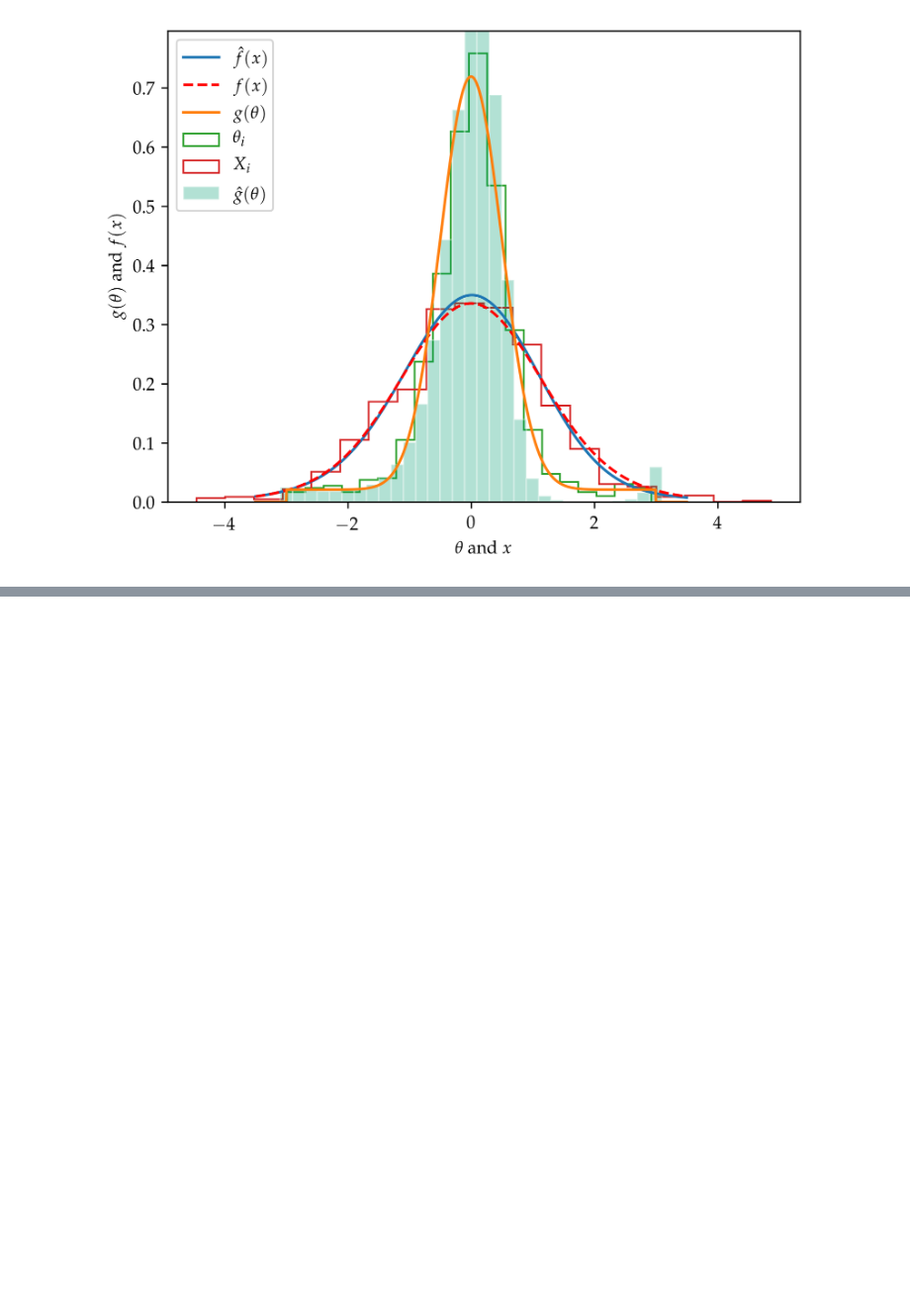
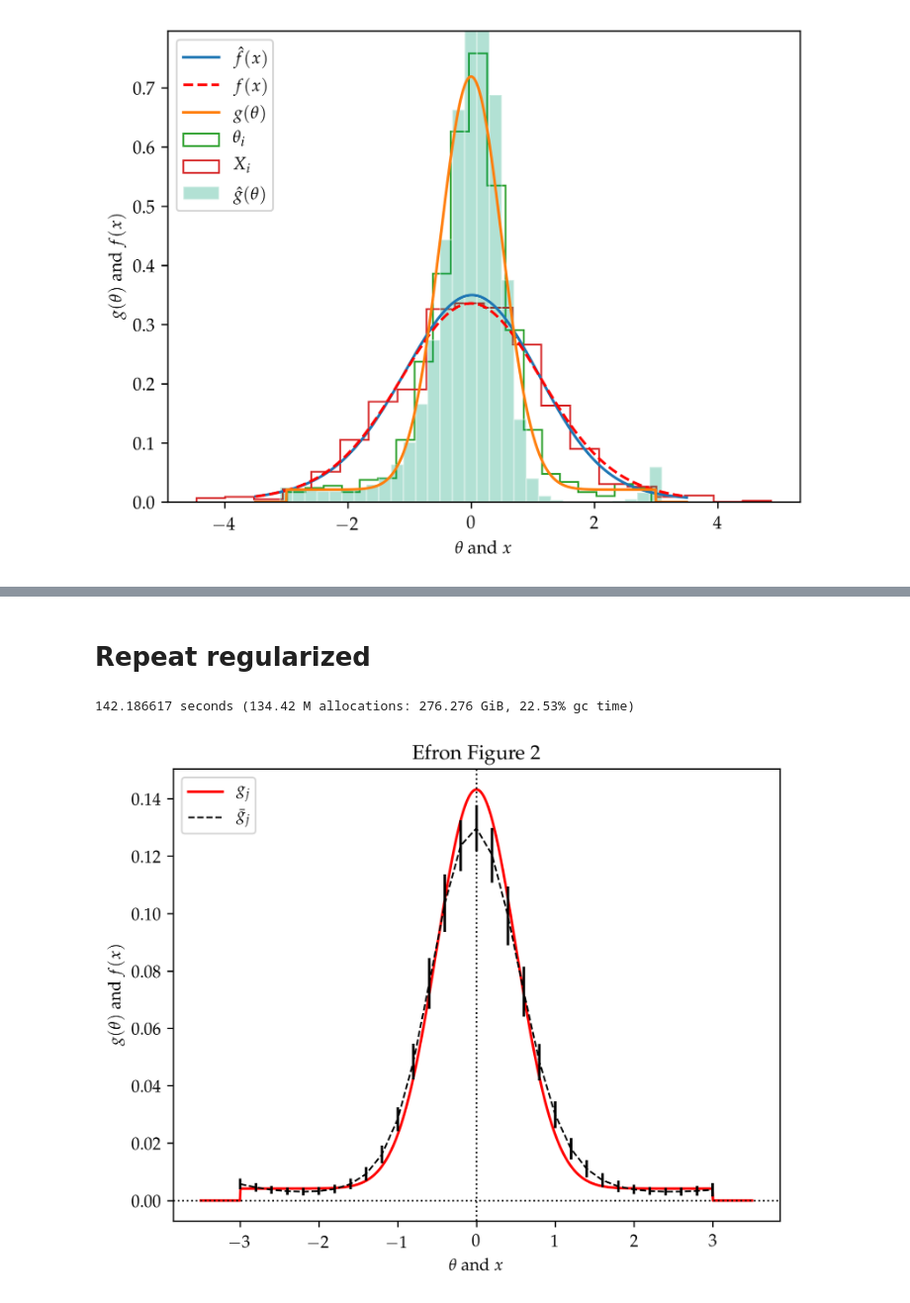
Before and after one commit to maximerischard/DeconvolutionTests.jl, a Jupyter notebook: notebooks/Efron_ExponentialFamily_Splines.ipynb, the cells around one changed output, grey strips where cells are left out. Shown at 99% size. Saved outputs shown, nothing was run; the diff lists cells and outputs as text; code cells hidden in the pictures; blank space fills up the shorter version.

```diff
--- a/notebooks/Efron_ExponentialFamily_Splines.ipynb
+++ b/notebooks/Efron_ExponentialFamily_Splines.ipynb
@@ -679,0 +840,17 @@ plt.legend(loc="upper left")
+# %%
+gbar = vec(mean(ghat_b, 1))
+gstd = vec(std(ghat_b, 1))
+g_true = pdf.(example_gθ, xx) ./ sum(pdf.(example_gθ, d.domain))
+plt.plot(xx, g_true, label=L"g_j", color="red")
+plt.plot(d.domain, gbar, label=L"\bar{g}_j", color="black", linewidth=1, linestyle="--")
+for j in 1:length(d.domain)
+    plt.plot([d.domain[j], d.domain[j]], [gbar[j]-gstd[j], gbar[j]+gstd[j]], "-", color="black")
+end
+plt.axvline(0.0, linestyle=":", color="black", linewidth=1)
+plt.axhline(0.0, linestyle=":", color="black", linewidth=1)
+# plt.fill_between(d.domain, gbar .- gstd, gbar .+ gstd)
+plt.ylabel(L"$g(\theta)$ and $f(x)$")
+plt.xlabel(L"$\theta$ and $x$")
+plt.legend(loc="upper left")
+plt.title("Efron Figure 2")
+;
@@ -679,0 +913,33 @@ plt.legend(loc="upper left")
+# %% [markdown]
+# Repeat regularized
+# %%
+@time α_reg_500 = [repeat_efron_example(; regularized=true) for _ in 1:500];
+# %% [output]
+142.186617 seconds (134.42 M allocations: 276.276 GiB, 22.53% gc time)
+# %%
+ghat_b = Matrix{Float64}(500, length(d.domain))
+for b in 1:500
+    α_hat = α_reg_500[b]
+    d_hat = ExpoFamSpline.ExpoSpline(d.domain, d.Qbasis, α_hat)
+    ghat = pdf(d_hat)
+    ghat_b[b,:] = ghat
+end
+# %%
+gbar = vec(mean(ghat_b, 1))
+gstd = vec(std(ghat_b, 1))
+g_true = pdf.(example_gθ, xx) ./ sum(pdf.(example_gθ, d.domain))
+plt.plot(xx, g_true, label=L"g_j", color="red")
+plt.plot(d.domain, gbar, label=L"\bar{g}_j", color="black", linewidth=1, linestyle="--")
+for j in 1:length(d.domain)
+    plt.plot([d.domain[j], d.domain[j]], [gbar[j]-gstd[j], gbar[j]+gstd[j]], "-", color="black")
+end
+plt.axvline(0.0, linestyle=":", color="black", linewidth=1)
+plt.axhline(0.0, linestyle=":", color="black", linewidth=1)
+# plt.fill_between(d.domain, gbar .- gstd, gbar .+ gstd)
+plt.ylabel(L"$g(\theta)$ and $f(x)$")
+plt.xlabel(L"$\theta$ and $x$")
+plt.legend(loc="upper left")
+plt.title("Efron Figure 2")
+;
+# %% [output]
+[figure, added]
```
Also changed, not shown: parts of 56 cells of this notebook.
